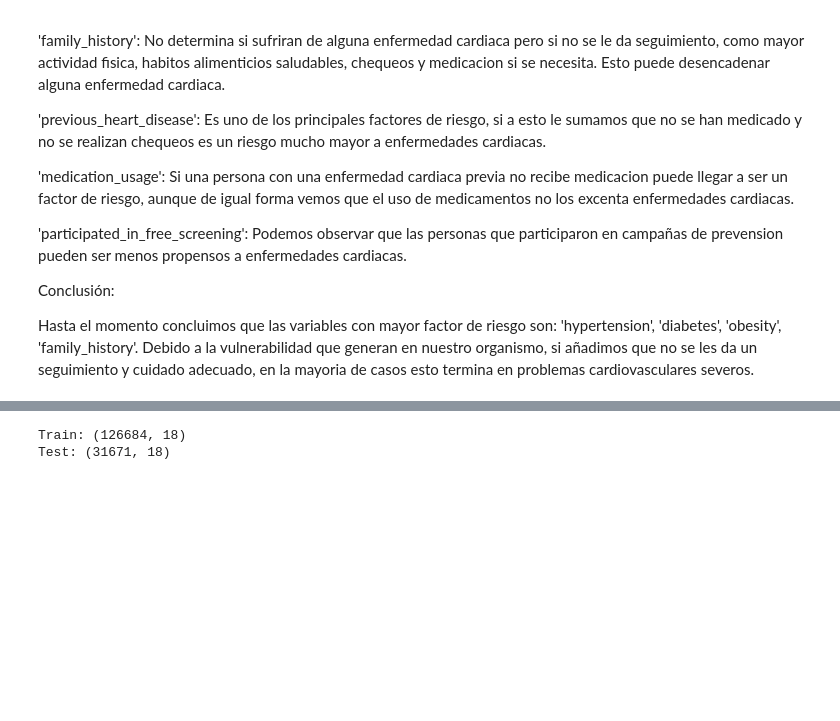
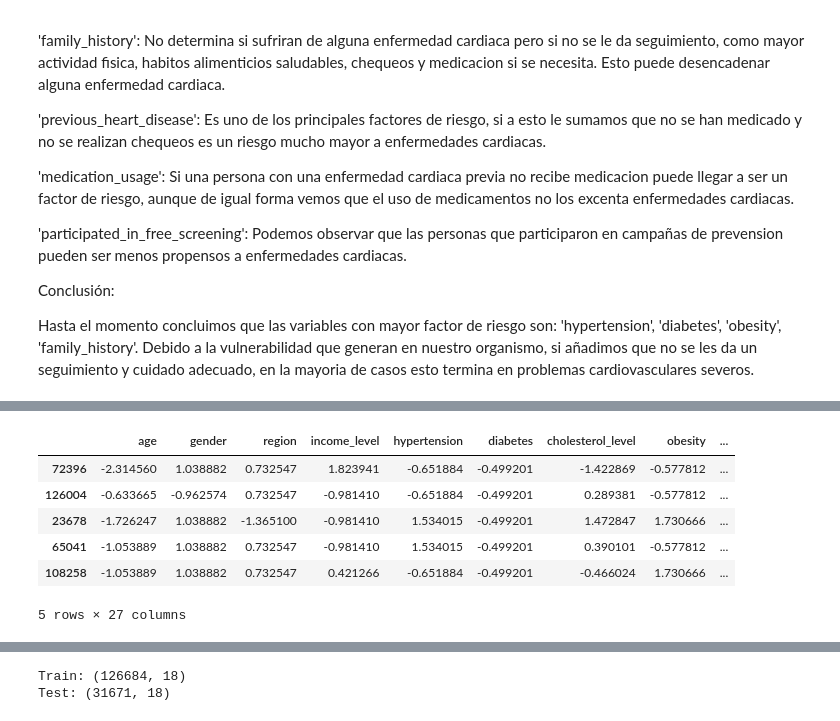
Before and after one commit to JozueDev/PROYECTO-FINAL, a Jupyter notebook: explore.ipynb, the cells around one changed output, grey strips where cells are left out. Saved outputs shown, nothing was run; the diff lists cells and outputs as text; code cells hidden in the pictures; blank space fills up the shorter version.

Commit message:
normalizacion

```diff
--- a/explore.ipynb
+++ b/explore.ipynb
@@ -382,0 +484,25 @@ X_train, X_test, y_train, y_test = train_test_split(
+# %%
+
+
+#Normalizacion
+
+from sklearn.preprocessing import StandardScaler
+
+scaler = StandardScaler()
+scaler.fit(X_train)
+
+X_train_norm = scaler.transform(X_train)
+X_train_norm = pd.DataFrame(X_train_norm, index = X_train.index, columns = num_variables)
+
+X_test_norm = scaler.transform(X_test)
+X_test_norm = pd.DataFrame(X_test_norm, index = X_test.index, columns = num_variables)
+
+X_train_norm.head()
+# %% [output]
+|  | age | gender | region | income_level | hypertension | diabetes | cholesterol_level | obesity | ... |
+| 72396 | -2.314560 | 1.038882 | 0.732547 | 1.823941 | -0.651884 | -0.499201 | -1.422869 | -0.577812 | ... |
+| 126004 | -0.633665 | -0.962574 | 0.732547 | -0.981410 | -0.651884 | -0.499201 | 0.289381 | -0.577812 | ... |
+| 23678 | -1.726247 | 1.038882 | -1.365100 | -0.981410 | 1.534015 | -0.499201 | 1.472847 | 1.730666 | ... |
+| 65041 | -1.053889 | 1.038882 | 0.732547 | -0.981410 | 1.534015 | -0.499201 | 0.390101 | -0.577812 | ... |
+| 108258 | -1.053889 | 1.038882 | 0.732547 | 0.421266 | -0.651884 | -0.499201 | -0.466024 | 1.730666 | ... |
+5 rows × 27 columns
```
Also changed, not shown: parts of 10 cells of this notebook, 2 other files.
